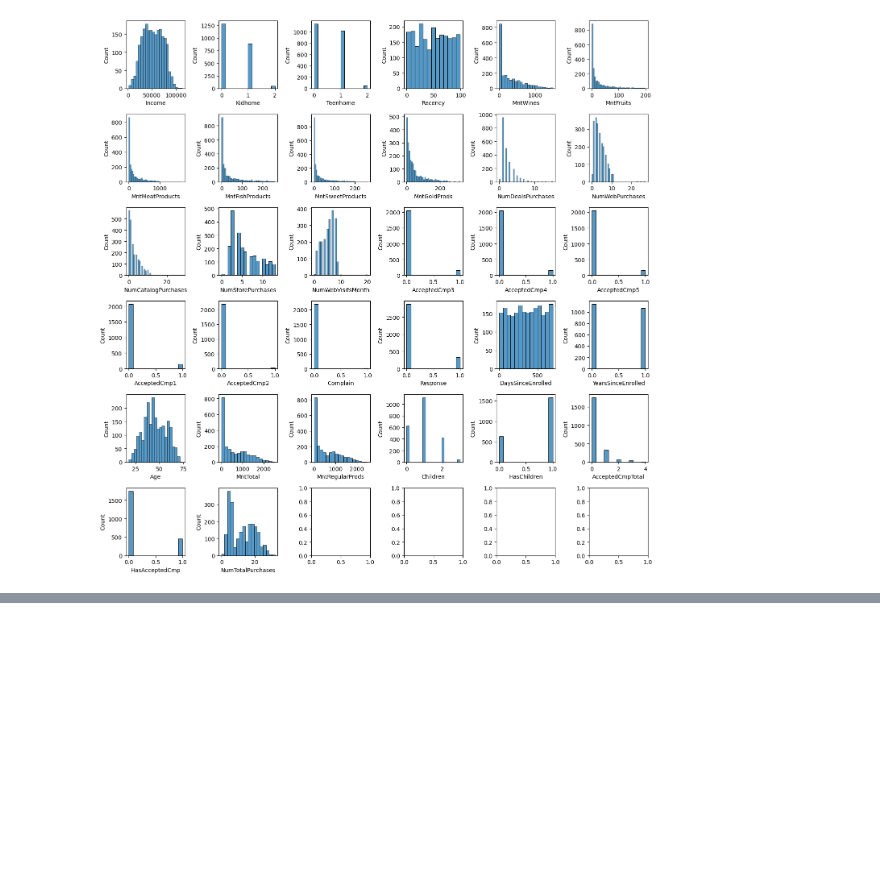
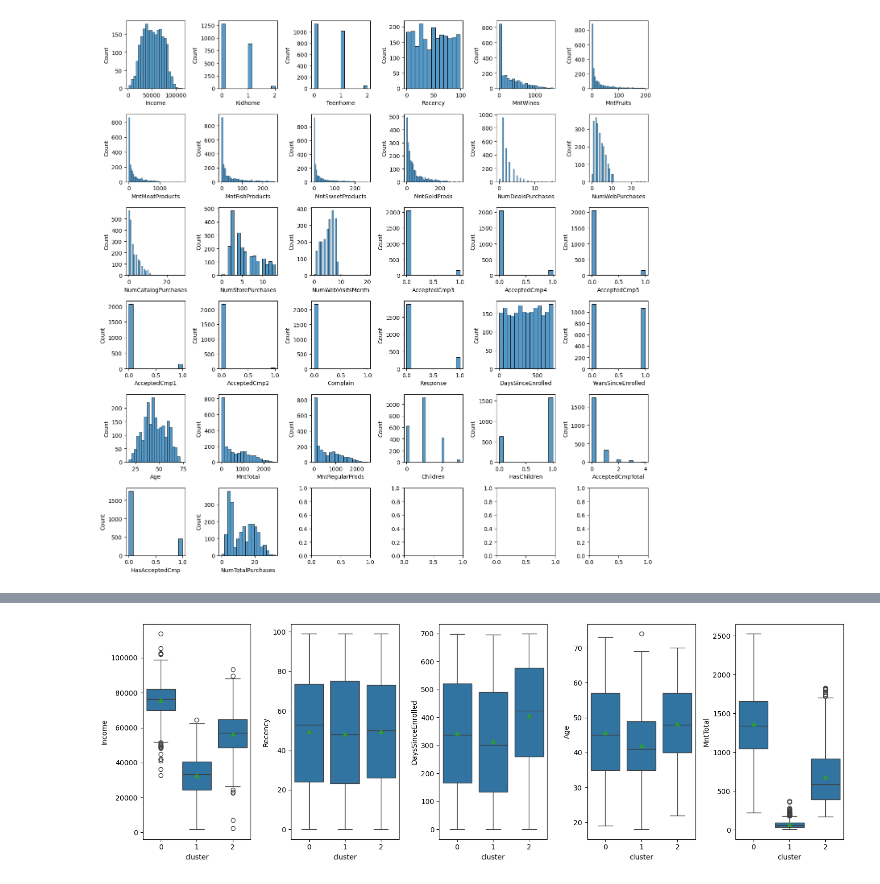
Before and after one commit to Antonio-Manoel/IFood_dataAnalyst, a Jupyter notebook: notebooks/02 - Clustering.ipynb, the cells around one changed output, grey strips where cells are left out. Drawn from its saved outputs; the diff is of its cells as text; code cells hidden in the pictures; blank space fills up the shorter version.

```diff
--- a/notebooks/02 - Clustering.ipynb
+++ b/notebooks/02 - Clustering.ipynb
@@ -90,0 +162,7 @@ cluster_diff_cols = ["MntTotal", "Income"]
+# %%
+fig, axs = plt.subplots(nrows=1, ncols=5, figsize=(15, 5), tight_layout=True)
+
+for ax, col in zip(axs, columns_analysis):
+    sns.boxplot(x="cluster", y=col, data=df_clustered, ax=ax, showmeans=True)
+# %% [output]
+[figure, added]
```
Also changed, not shown: parts of 19 cells of this notebook, 1 other file.
